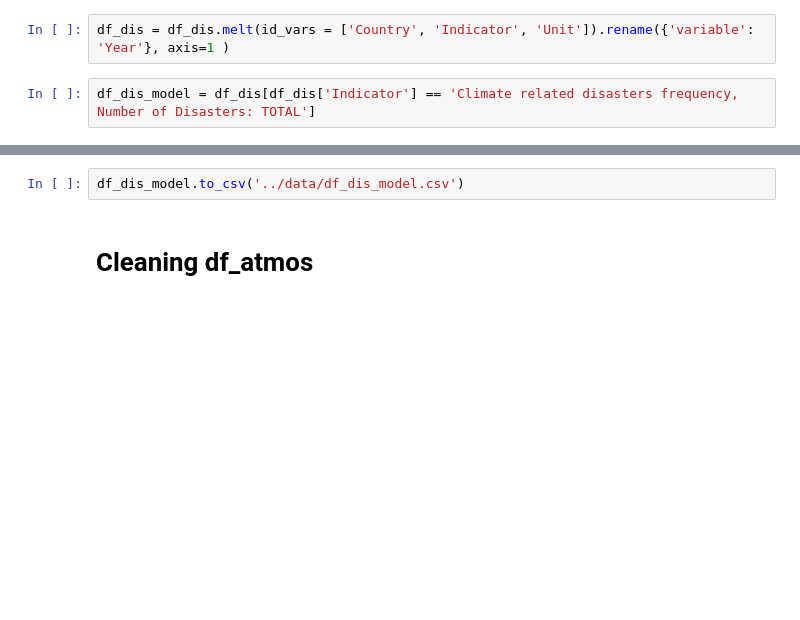
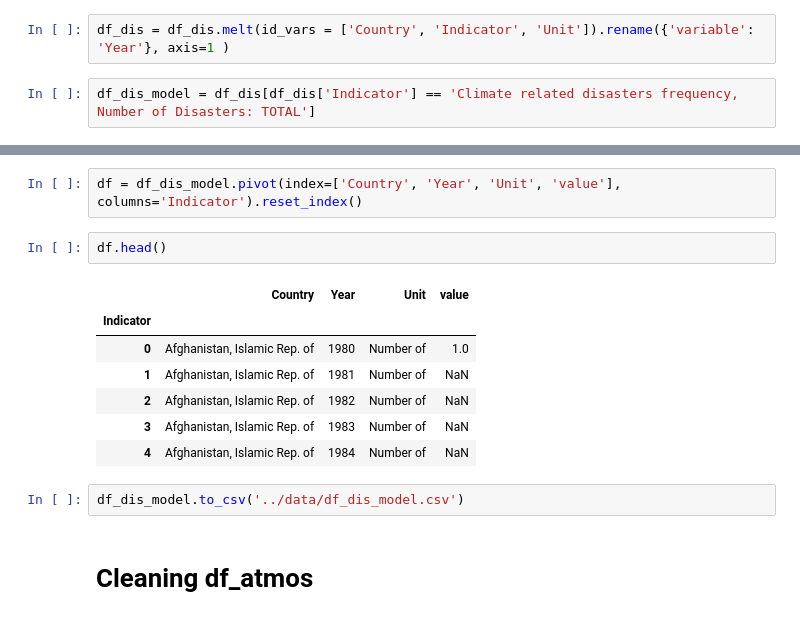
Before and after one commit to AlfonsoUrra/Climate-Change-Predictive-Model, a Jupyter notebook: src/Main.ipynb, the cells around one changed output, grey strips where cells are left out. Saved outputs shown, nothing was run; the diff lists cells and outputs as text; blank space fills up the shorter version.

```diff
--- a/src/Main.ipynb
+++ b/src/Main.ipynb
@@ -670,3 +685,15 @@ df_dis_model = df_dis[df_dis['Indicator'] == 'Climate related disasters frequenc
+# %%
+df = df_dis_model.pivot(index=['Country', 'Year', 'Unit', 'value'], columns='Indicator').reset_index()
+# %%
+df.head()
+# %% [output]
+|  | Country | Year | Unit | value |
+| Indicator |  |  |  |  |
+| 0 | Afghanistan, Islamic Rep. of | 1980 | Number of | 1.0 |
+| 1 | Afghanistan, Islamic Rep. of | 1981 | Number of | NaN |
+| 2 | Afghanistan, Islamic Rep. of | 1982 | Number of | NaN |
+| 3 | Afghanistan, Islamic Rep. of | 1983 | Number of | NaN |
+| 4 | Afghanistan, Islamic Rep. of | 1984 | Number of | NaN |
 # %%
 df_dis_model.to_csv('../data/df_dis_model.csv')
 # %% [markdown]
```
Also changed, not shown: parts of 61 cells of this notebook.
